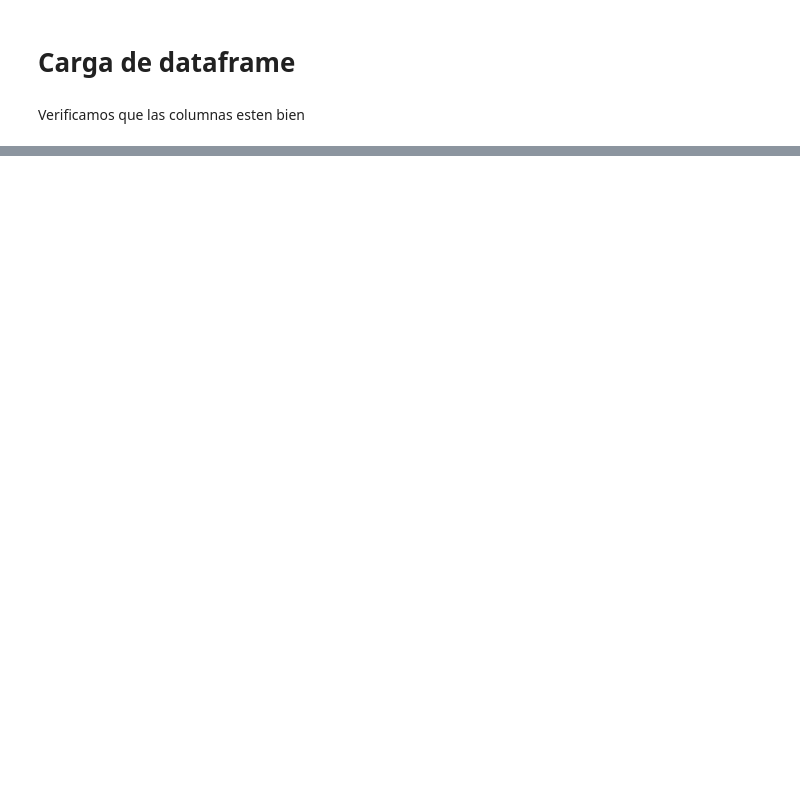
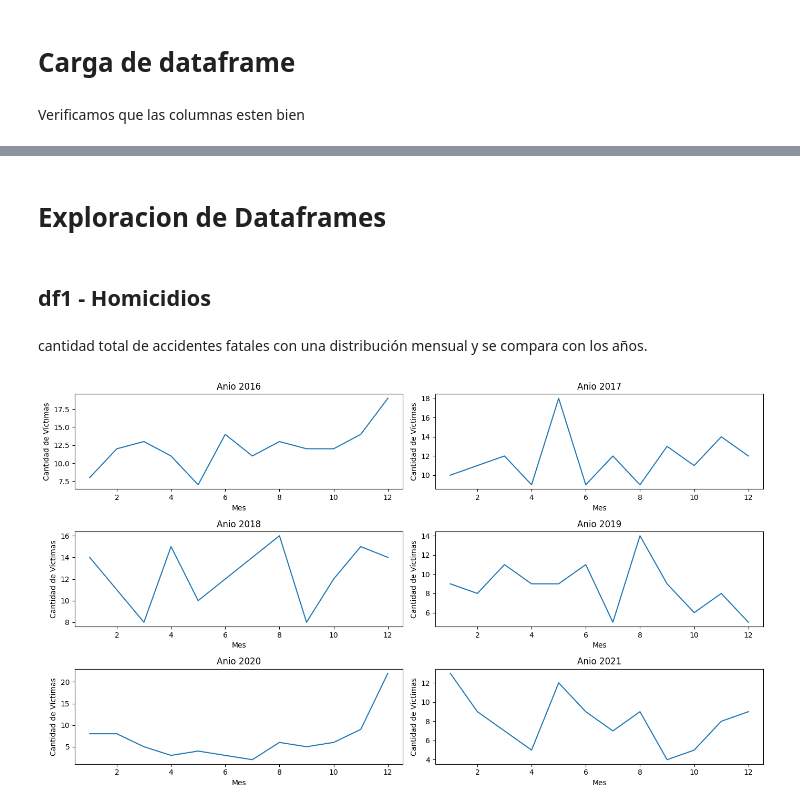
Before and after one commit to jrguignan/Proyecto-Siniestros_Viales-Data_Analyst, a Jupyter notebook: ETL - EDA.ipynb, the cells around one changed output, grey strips where cells are left out. Drawn from its saved outputs; the diff is of its cells as text; code cells hidden in the pictures; blank space fills up the shorter version.

```diff
--- a/ETL - EDA.ipynb
+++ b/ETL - EDA.ipynb
@@ -411,0 +490,10 @@ df_homicidios.to_csv(os.path.join('dataframe','df_clean.csv'), index=False)
+# %% [markdown]
+# Exploracion de Dataframes
+# %% [markdown]
+## **df1** - Homicidios
+# %% [markdown]
+cantidad total de accidentes fatales con una distribución mensual y se compara con los años.
+# %%
+fa.accidentes_mensuales(df_homicidios)
+# %% [output]
+[figure, added]
```
Also changed, not shown: parts of 48 cells of this notebook, 9 other files.
